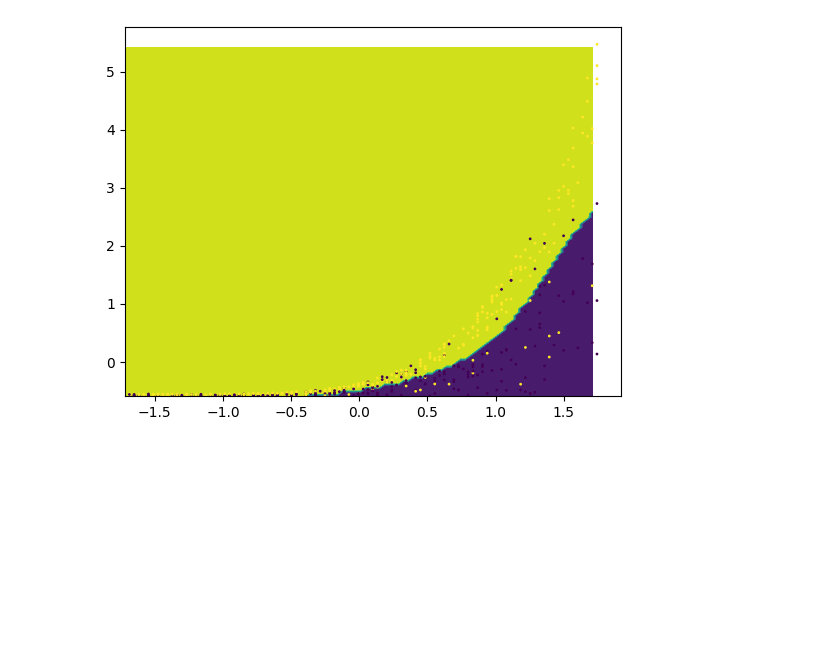
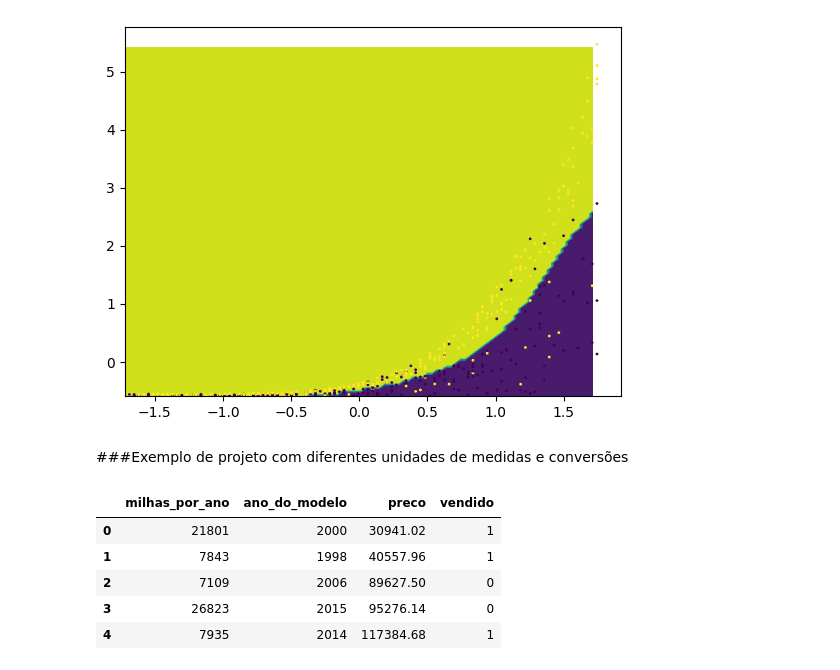
Before and after one commit to EmilyCarla/ONE_DataScience, a Jupyter notebook: ML_ClassificaçãoComSKLearn.ipynb, the cells around one changed output. Drawn from its saved outputs; the diff is of its cells as text; code cells hidden in the pictures; blank space fills up the shorter version.

```diff
--- a/ML_ClassificaçãoComSKLearn.ipynb
+++ b/ML_ClassificaçãoComSKLearn.ipynb
@@ -446,3 +449,5 @@ plt.scatter(data_col1, data_col2, c=teste_y, s=1)
 # %% [output]
 <matplotlib.collections.PathCollection at 0x...>
 [figure]
+# %% [markdown]
+###Exemplo de projeto com diferentes unidades de medidas e conversões
@@ -448,0 +456,11 @@ plt.scatter(data_col1, data_col2, c=teste_y, s=1)
+# %%
+url = ('https://gist.githubusercontent.com/guilhermesilveira/dd7ba8142321c2c8aaa0ddd6c8862fcc/raw/e694a9b43bae4d52b6c990a5654a193c3f870750/precos.csv')
+dados = pd.read_csv(url)
+dados.head()
+# %% [output]
+|  | milhas_por_ano | ano_do_modelo | preco | vendido |
+| 0 | 21801 | 2000 | 30941.02 | 1 |
+| 1 | 7843 | 1998 | 40557.96 | 1 |
+| 2 | 7109 | 2006 | 89627.50 | 0 |
+| 3 | 26823 | 2015 | 95276.14 | 0 |
+| 4 | 7935 | 2014 | 117384.68 | 1 |
```
Also changed, not shown: parts of 12 cells of this notebook.
